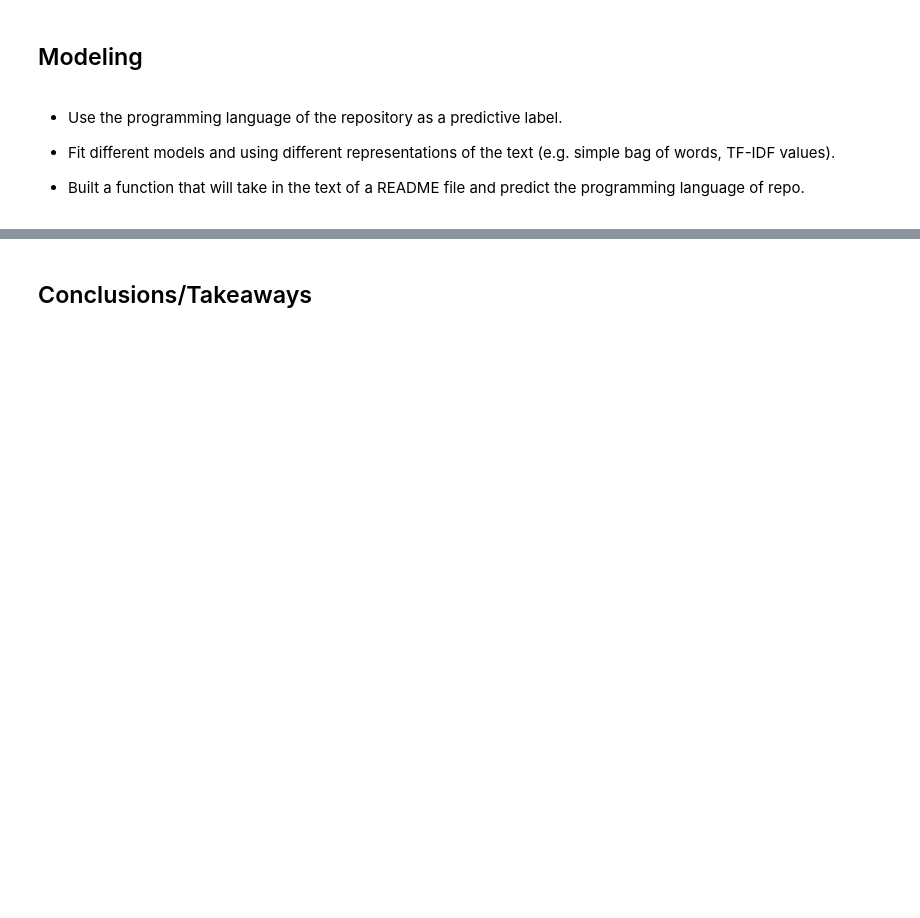
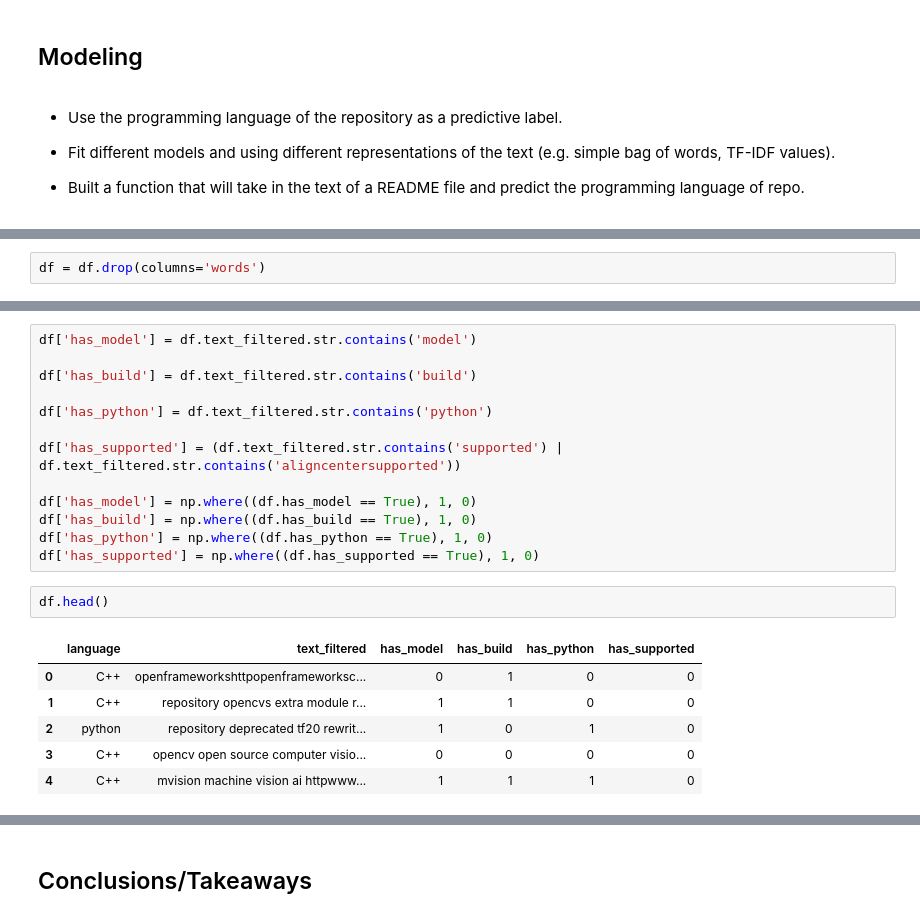
Before and after one commit to Bojado-Mays/OpenCV-NLP-Project, a Jupyter notebook: Final_Report.ipynb, the cells around one changed output, grey strips where cells are left out. Drawn from its saved outputs; the diff is of its cells as text; blank space fills up the shorter version.

```diff
--- a/Final_Report.ipynb
+++ b/Final_Report.ipynb
@@ -880,0 +1177,2 @@ Ttest_indResult(statistic=1.1223146477484187, pvalue=0.2642644570021691)
+# %%
+df = df.drop(columns='words')
@@ -880,0 +1188,22 @@ Ttest_indResult(statistic=1.1223146477484187, pvalue=0.2642644570021691)
+# %%
+df['has_model'] = df.text_filtered.str.contains('model')
+
+df['has_build'] = df.text_filtered.str.contains('build')
+
+df['has_python'] = df.text_filtered.str.contains('python')
+
+df['has_supported'] = (df.text_filtered.str.contains('supported') | df.text_filtered.str.contains('aligncentersupported'))
+
+df['has_model'] = np.where((df.has_model == True), 1, 0)
+df['has_build'] = np.where((df.has_build == True), 1, 0)
+df['has_python'] = np.where((df.has_python == True), 1, 0)
+df['has_supported'] = np.where((df.has_supported == True), 1, 0)
+# %%
+df.head()
+# %% [output]
+|  | language | text_filtered | has_model | has_build | has_python | has_supported |
+| 0 | C++ | openframeworkshttpopenframeworksc... | 0 | 1 | 0 | 0 |
+| 1 | C++ | repository opencvs extra module r... | 1 | 1 | 0 | 0 |
+| 2 | python | repository deprecated tf20 rewrit... | 1 | 0 | 1 | 0 |
+| 3 | C++ | opencv open source computer visio... | 0 | 0 | 0 | 0 |
+| 4 | C++ | mvision machine vision ai httpwww... | 1 | 1 | 1 | 0 |
```
Also changed, not shown: parts of 85 cells of this notebook.
